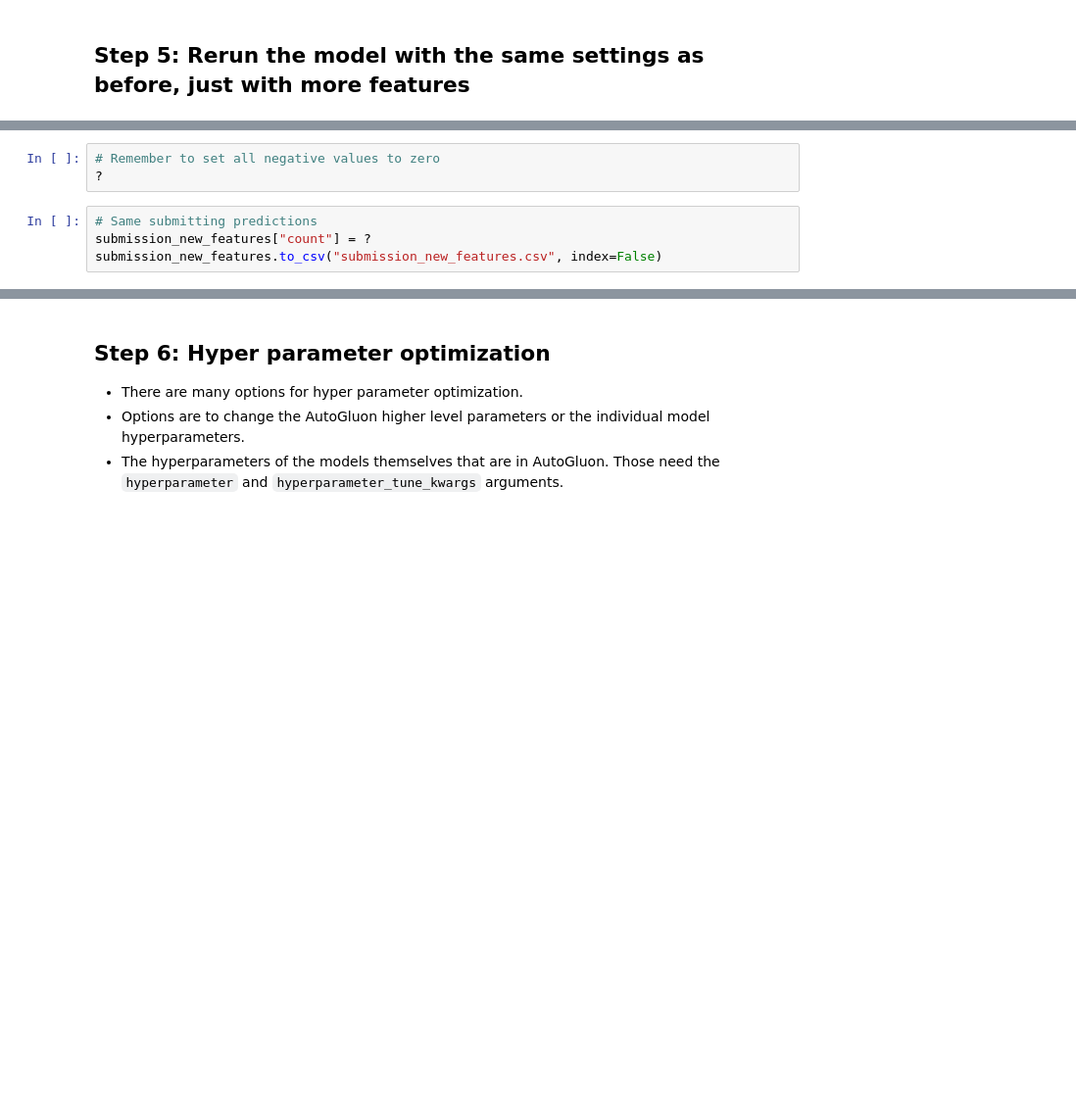
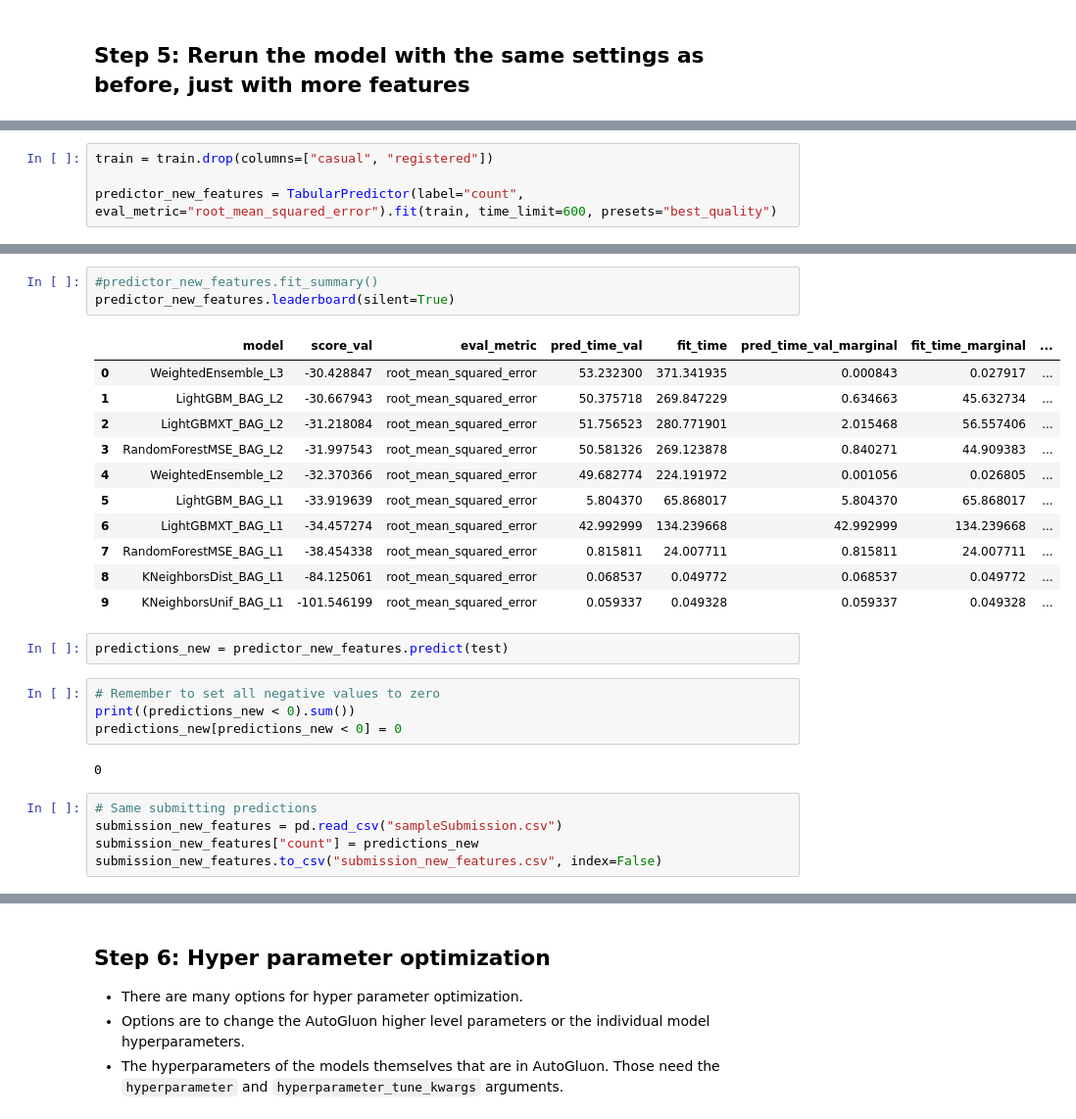
Before and after one commit to florabelas1/cd0385-project-starter, a Jupyter notebook: project/project-template.ipynb, the cells around one changed output, grey strips where cells are left out. Shown at 98% size. Cells and saved outputs as stored; diff of their text form; blank space fills up the shorter version.

```diff
--- a/project/project-template.ipynb
+++ b/project/project-template.ipynb
@@ -407,0 +431,4 @@ predictor_new_features.fit_summary()
+# %%
+train = train.drop(columns=["casual", "registered"])
+
+predictor_new_features = TabularPredictor(label="count", eval_metric="root_mean_squared_error").fit(train, time_limit=600, presets="best_quality")
@@ -408,7 +453,28 @@ predictor_new_features.fit_summary()
+# %%
+#predictor_new_features.fit_summary()
+predictor_new_features.leaderboard(silent=True)
+# %% [output]
+|  | model | score_val | eval_metric | pred_time_val | fit_time | pred_time_val_marginal | fit_time_marginal | ... |
+| 0 | WeightedEnsemble_L3 | -30.428847 | root_mean_squared_error | 53.232300 | 371.341935 | 0.000843 | 0.027917 | ... |
+| 1 | LightGBM_BAG_L2 | -30.667943 | root_mean_squared_error | 50.375718 | 269.847229 | 0.634663 | 45.632734 | ... |
+| 2 | LightGBMXT_BAG_L2 | -31.218084 | root_mean_squared_error | 51.756523 | 280.771901 | 2.015468 | 56.557406 | ... |
+| 3 | RandomForestMSE_BAG_L2 | -31.997543 | root_mean_squared_error | 50.581326 | 269.123878 | 0.840271 | 44.909383 | ... |
+| 4 | WeightedEnsemble_L2 | -32.370366 | root_mean_squared_error | 49.682774 | 224.191972 | 0.001056 | 0.026805 | ... |
+| 5 | LightGBM_BAG_L1 | -33.919639 | root_mean_squared_error | 5.804370 | 65.868017 | 5.804370 | 65.868017 | ... |
+| 6 | LightGBMXT_BAG_L1 | -34.457274 | root_mean_squared_error | 42.992999 | 134.239668 | 42.992999 | 134.239668 | ... |
+| 7 | RandomForestMSE_BAG_L1 | -38.454338 | root_mean_squared_error | 0.815811 | 24.007711 | 0.815811 | 24.007711 | ... |
+| 8 | KNeighborsDist_BAG_L1 | -84.125061 | root_mean_squared_error | 0.068537 | 0.049772 | 0.068537 | 0.049772 | ... |
+| 9 | KNeighborsUnif_BAG_L1 | -101.546199 | root_mean_squared_error | 0.059337 | 0.049328 | 0.059337 | 0.049328 | ... |
+# %%
+predictions_new = predictor_new_features.predict(test)
 # %%
 # Remember to set all negative values to zero
-?
+print((predictions_new < 0).sum())
+predictions_new[predictions_new < 0] = 0
+# %% [output]
+0
 # %%
 # Same submitting predictions
-submission_new_features["count"] = ?
+submission_new_features = pd.read_csv("sampleSubmission.csv")
+submission_new_features["count"] = predictions_new
 submission_new_features.to_csv("submission_new_features.csv", index=False)
```
Also changed, not shown: parts of 27 cells of this notebook.
